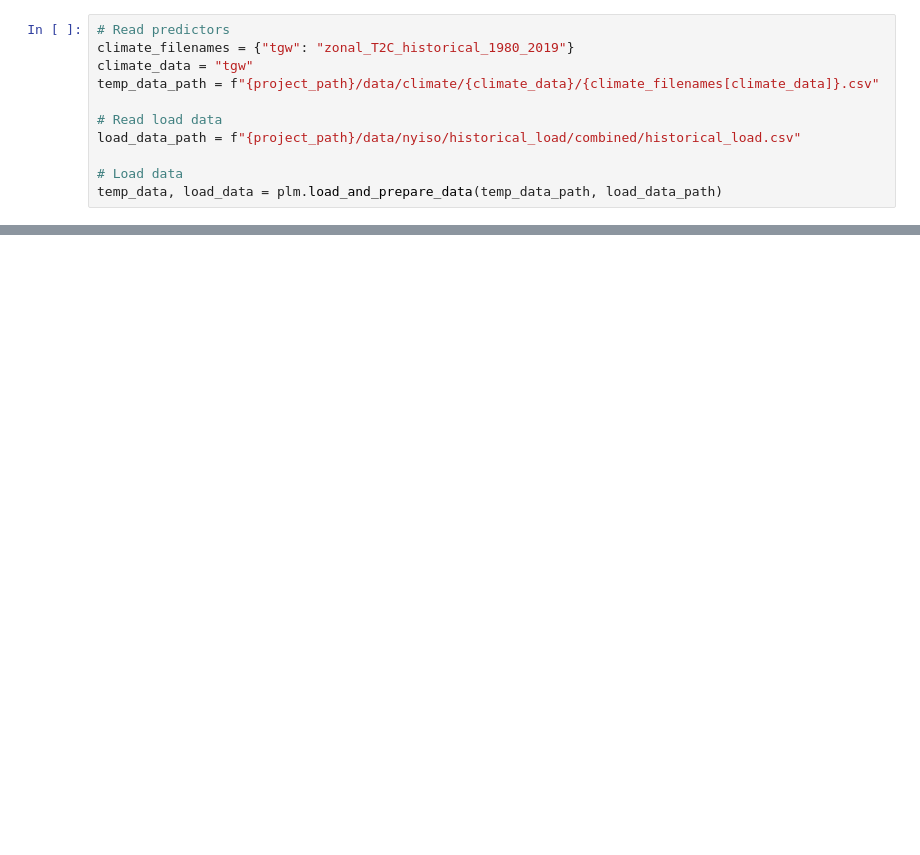
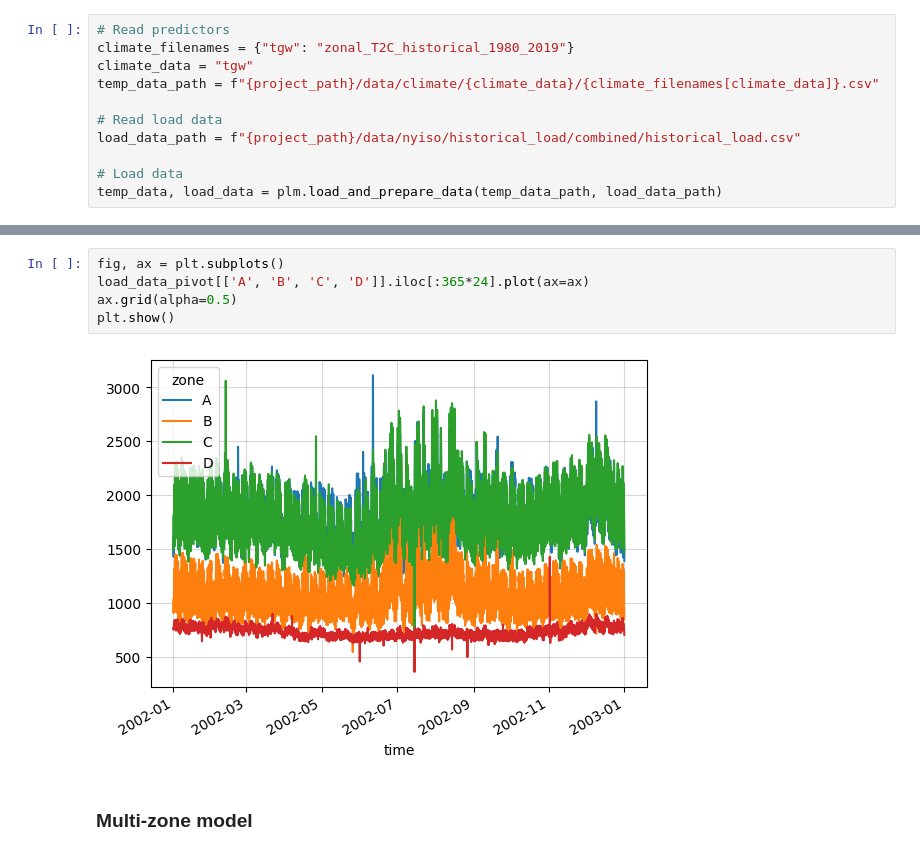
Before and after one commit to reyli4/acorn-julia, a Jupyter notebook: scripts/02_load_modeling/02_model.ipynb, the cells around one changed output, grey strips where cells are left out. Cells and saved outputs as stored; diff of their text form; blank space fills up the shorter version.

```diff
--- a/scripts/02_load_modeling/02_model.ipynb
+++ b/scripts/02_load_modeling/02_model.ipynb
@@ -16,0 +32,9 @@ temp_data, load_data = plm.load_and_prepare_data(temp_data_path, load_data_path)
+# %%
+fig, ax = plt.subplots()
+load_data_pivot[['A', 'B', 'C', 'D']].iloc[:365*24].plot(ax=ax)
+ax.grid(alpha=0.5)
+plt.show()
+# %% [output]
+[figure, added]
+# %% [markdown]
+### Multi-zone model
```
Also changed, not shown: parts of 19 cells of this notebook, 6 other files.
